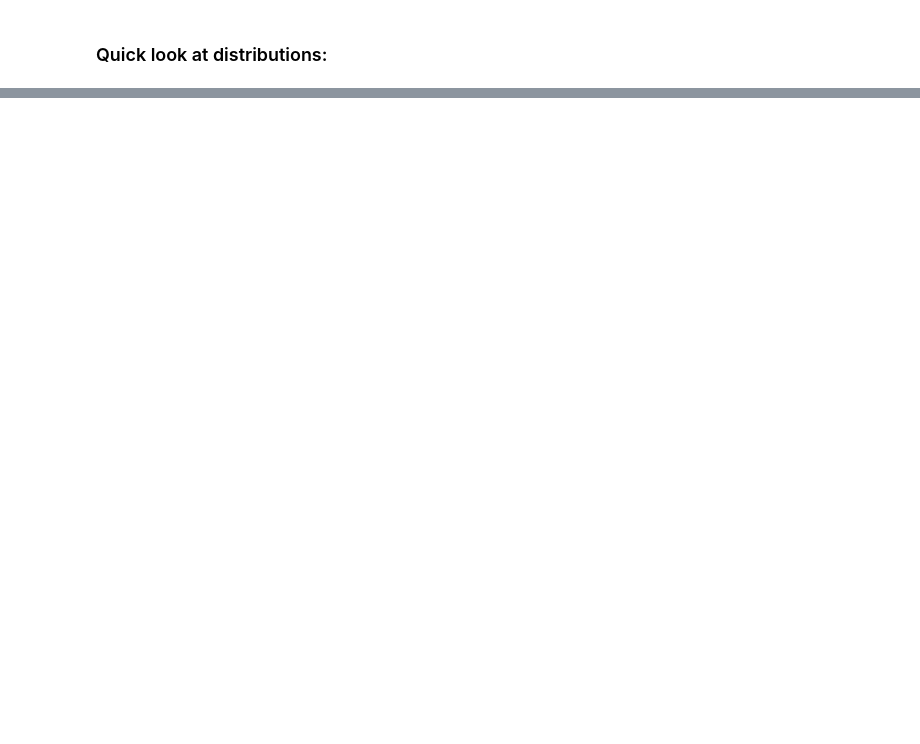
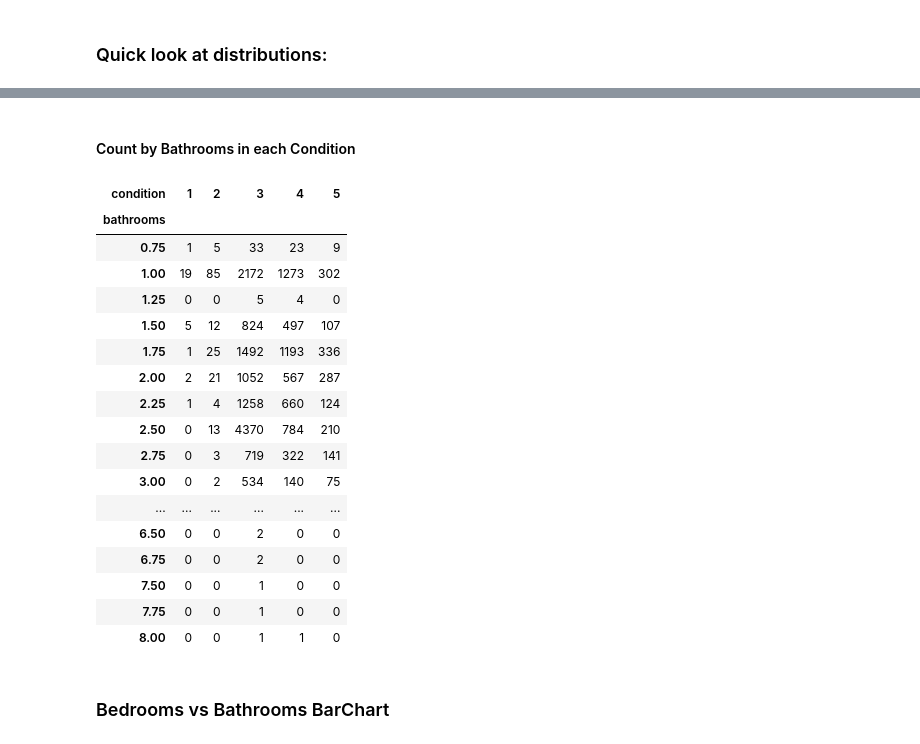
Before and after one commit to s566319/housing_price_proj, a Jupyter notebook: IngaMiller_HousingPrices.ipynb, the cells around one changed output, grey strips where cells are left out. Drawn from its saved outputs; the diff is of its cells as text; code cells hidden in the pictures; blank space fills up the shorter version.

```diff
--- a/IngaMiller_HousingPrices.ipynb
+++ b/IngaMiller_HousingPrices.ipynb
@@ -190,0 +252,26 @@ ModuleNotFoundError: No module named 'sklearn'
+# %% [markdown]
+#### Count by Bathrooms in each Condition
+# %%
+grade_condition =pd.crosstab(Housing['bathrooms'], Housing['condition'])
+grade_condition
+# %% [output]
+| condition | 1 | 2 | 3 | 4 | 5 |
+| bathrooms |  |  |  |  |  |
+| 0.75 | 1 | 5 | 33 | 23 | 9 |
+| 1.00 | 19 | 85 | 2172 | 1273 | 302 |
+| 1.25 | 0 | 0 | 5 | 4 | 0 |
+| 1.50 | 5 | 12 | 824 | 497 | 107 |
+| 1.75 | 1 | 25 | 1492 | 1193 | 336 |
+| 2.00 | 2 | 21 | 1052 | 567 | 287 |
+| 2.25 | 1 | 4 | 1258 | 660 | 124 |
+| 2.50 | 0 | 13 | 4370 | 784 | 210 |
+| 2.75 | 0 | 3 | 719 | 322 | 141 |
+| 3.00 | 0 | 2 | 534 | 140 | 75 |
+| ... | ... | ... | ... | ... | ... |
+| 6.50 | 0 | 0 | 2 | 0 | 0 |
+| 6.75 | 0 | 0 | 2 | 0 | 0 |
+| 7.50 | 0 | 0 | 1 | 0 | 0 |
+| 7.75 | 0 | 0 | 1 | 0 | 0 |
+| 8.00 | 0 | 0 | 1 | 1 | 0 |
+# %% [markdown]
+### Bedrooms vs Bathrooms BarChart
```
Also changed, not shown: parts of 37 cells of this notebook.
